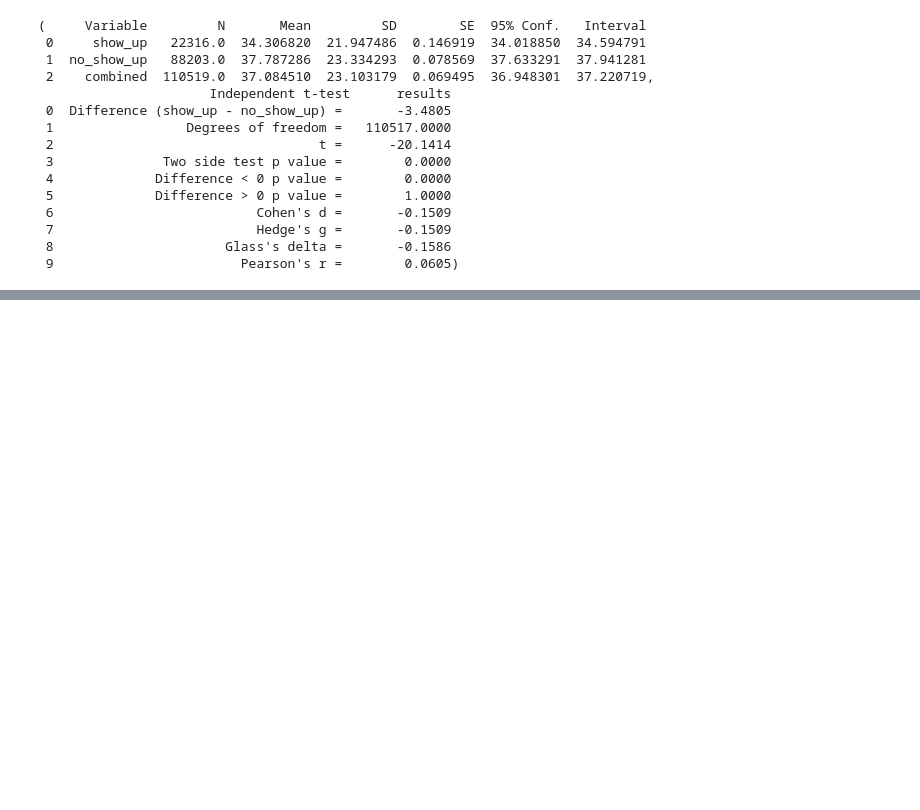
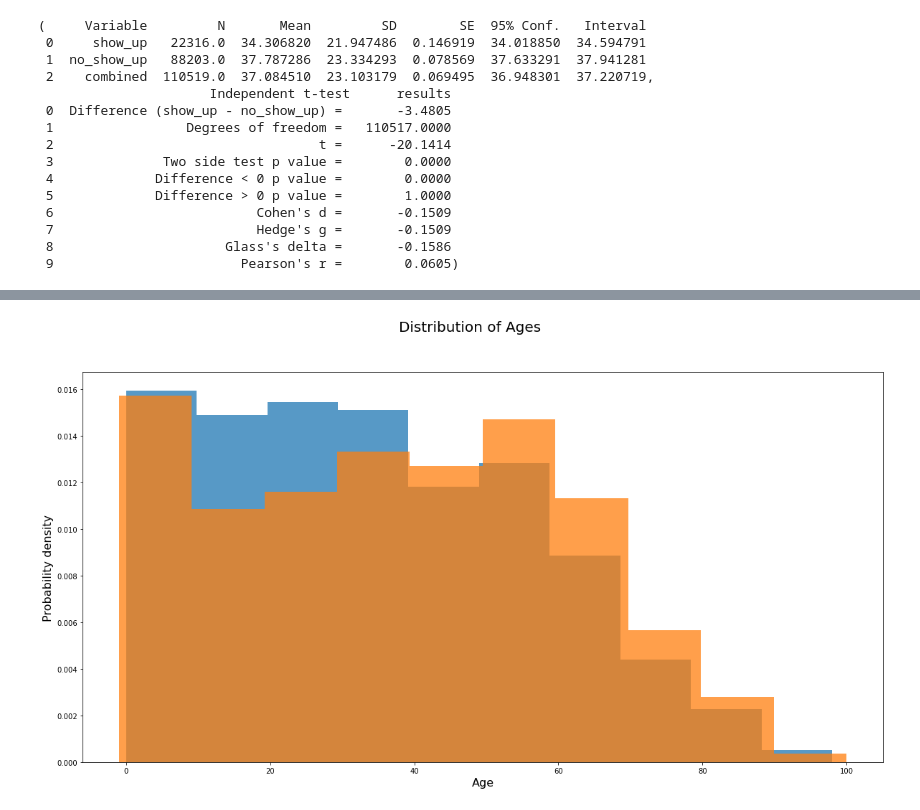
Before and after one commit to annesteinbach/supervised_learning_implementation, a Jupyter notebook: supervised_learning.ipynb, the cells around one changed output, grey strips where cells are left out. Cells and saved outputs as stored; diff of their text form; code cells hidden in the pictures; blank space fills up the shorter version.

Commit message:
Plot distribution of age

```diff
--- a/supervised_learning.ipynb
+++ b/supervised_learning.ipynb
@@ -584,0 +616,20 @@ rp.ttest(group1= df_show_up.age, group1_name= "show_up",
+# %%
+fig = plt.figure(figsize= (20, 10))
+ax = fig.add_subplot(111)
+
+
+p_bp_male = plt.hist(df_show_up.age, label= "show_up",
+                     density= True,
+                     alpha=0.75)
+p_bp_female = plt.hist(df_no_show_up.age, label= "no_show_up",
+                       density= True,
+                       alpha=0.75)
+
+
+plt.suptitle("Distribution of Ages", fontsize= 20)
+plt.xlabel("Age", fontsize= 16)
+plt.ylabel("Probability density", fontsize= 16)
+
+plt.show()
+# %% [output]
+[figure, added]
```
Also changed, not shown: parts of 7 cells of this notebook.
